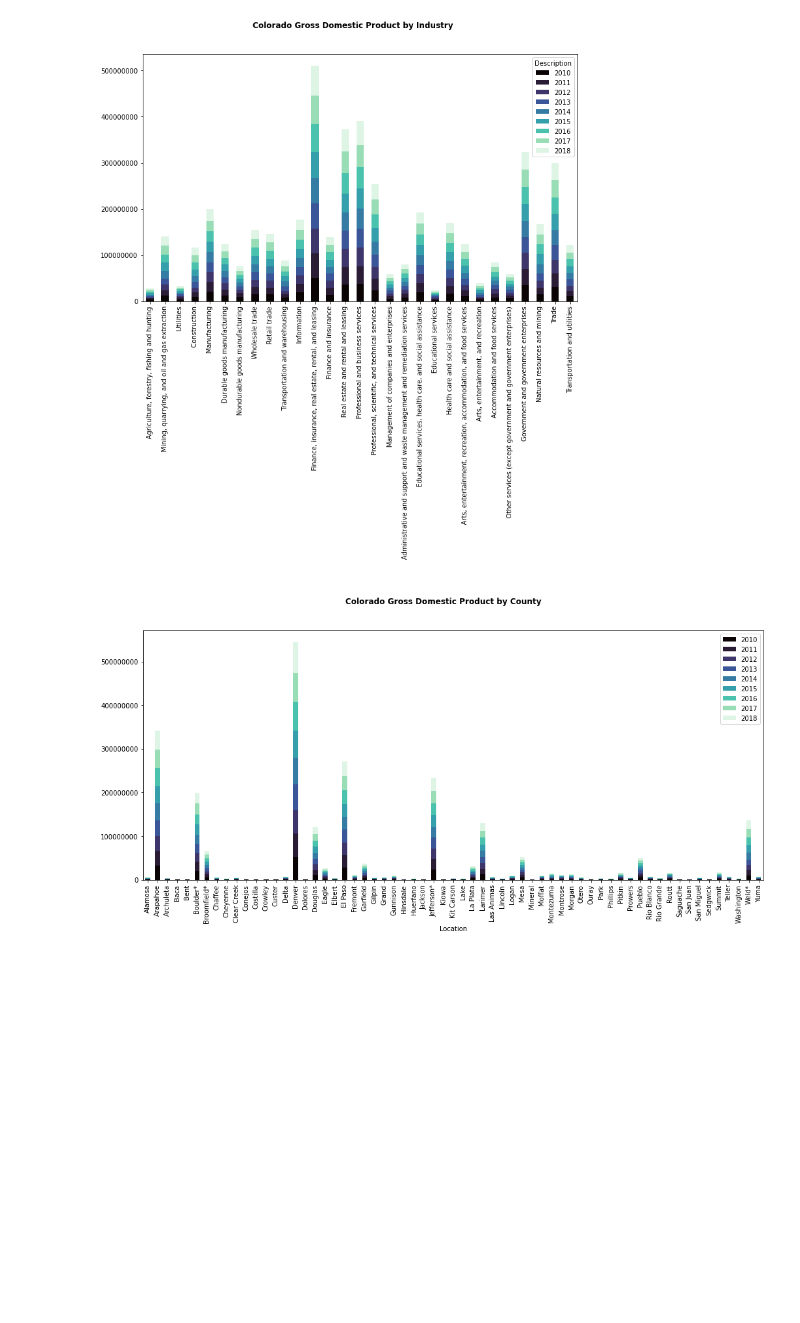
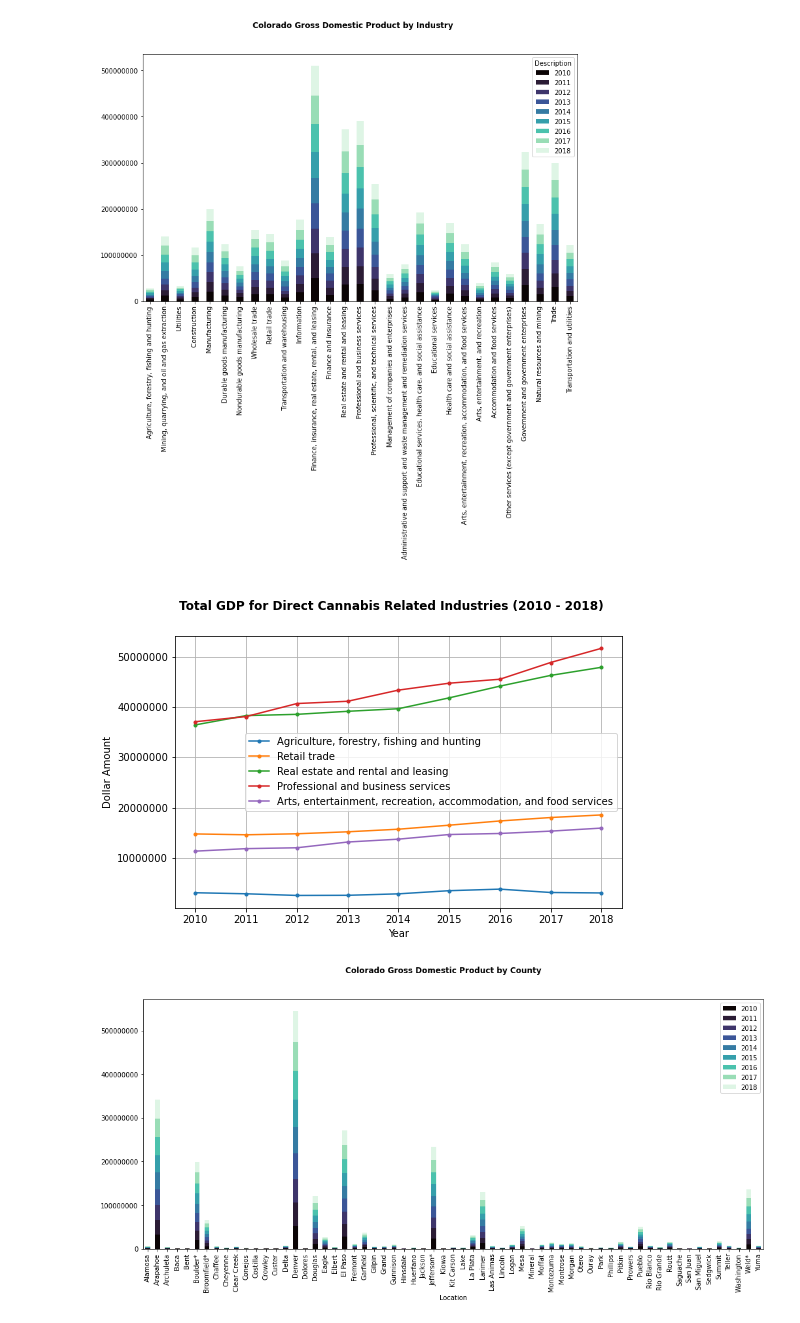
Before and after one commit to jtmcginley123/project-one, a Jupyter notebook: notebooks/olan.ipynb, the cells around one changed output. Cells and saved outputs as stored; diff of their text form; code cells hidden in the pictures; blank space fills up the shorter version.

```diff
--- a/notebooks/olan.ipynb
+++ b/notebooks/olan.ipynb
@@ -22,6 +19,34 @@ plt.suptitle('Colorado Gross Domestic Product by Industry', weight='bold')
 plt.ticklabel_format(style='plain', axis='y')
 # %% [output]
 [figure]
+# %%
+#Certain Industries
+SomeGDP = pd.read_csv("../data/cleandata/COGDPDetailed.csv")
+
+
+SomeGDP = SomeGDP[['Description', '    Agriculture, forestry, fishing and hunting', '    Retail trade', '      Real estate and rental and leasing', '    Professional and business services', '    Arts, entertainment, recreation, accommodation, and food services']]
+SomeGDP.columns = ['Year', 'Agriculture, forestry, fishing and hunting', 'Retail trade', 'Real estate and rental and leasing', 'Professional and business services', 'Arts, entertainment, recreation, accommodation, and food services']
+SomeGDP.set_index("Year", inplace=True)
+#SomeGDP.head(10)
+#SomeGDP.to_csv("../data/cleandata/COGDPIsolated.csv")
+
+#---------------------
+
+plt.figure(figsize=(8,5))
+plt.plot(SomeGDP, linestyle='-', marker='.')
+
+plt.suptitle('Total GDP for Direct Cannabis Related Industries (2010 - 2018)', weight='bold')
+plt.xlabel('Year')
+plt.ylabel('Dollar Amount')
+plt.ticklabel_format(style='plain', axis='y')
+plt.legend(['Agriculture, forestry, fishing and hunting', 'Retail trade', 'Real estate and rental and leasing', 'Professional and business services', 'Arts, entertainment, recreation, accommodation, and food services'])
+
+
+plt.grid()
+plt.show()
+plt.close()
+# %% [output]
+[figure, added]
 # %%
 #TOTAL COLORADO GDP BY COUNTY
 TotalGDP = pd.read_csv("../data/cleandata/COGDPbyCounties-Totals.csv")
```
Also changed, not shown: parts of 2 cells of this notebook, 6 other files.
